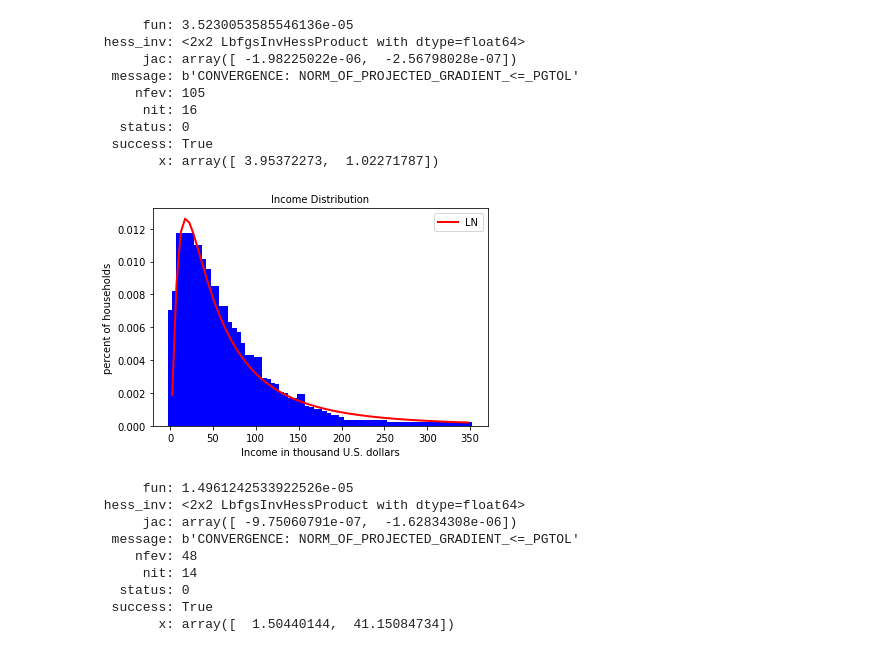
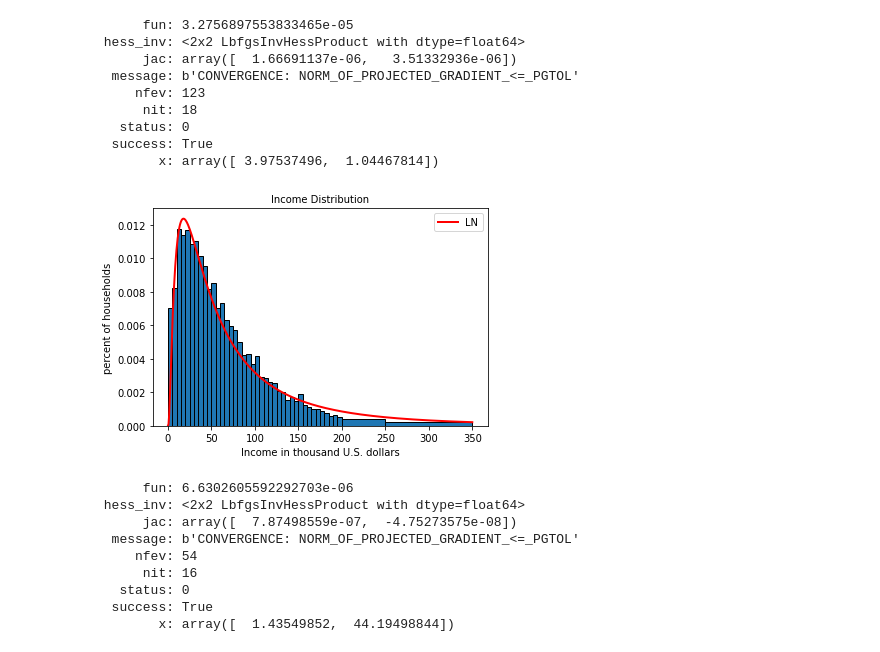
Before and after one commit to rickecon/StructEst_W18, a Jupyter notebook: ProblemSets/PS4/FurutaNPS4.ipynb, the cells around one changed output. Cells and saved outputs as stored; diff of their text form; code cells hidden in the pictures.

```diff
--- a/ProblemSets/PS4/FurutaNPS4.ipynb
+++ b/ProblemSets/PS4/FurutaNPS4.ipynb
@@ -2,13 +2,10 @@
 # Import program libraries
 import numpy as np
 import scipy.stats as sts
-import scipy.special as spc
 import scipy.optimize as opt
-import scipy.integrate as intg
-import matplotlib.pyplot as ply
 import matplotlib.pyplot as plt
-import pandas as pd
-from pandas import Series, DataFrame
 
 # Problem 1 Import the dataset
 data1 = np.loadtxt('usincmoms.txt', delimiter = '\t')
+pct = data1[:,0]
+midpt = data1[:,1]
@@ -37,0 +12,14 @@ plt.show()
+# %%
+# (a)
+# Adjust the weight of the last two bars.
+weights = pct[:]
+weights[40] = pct[40]/10
+weights[41] = pct[41]/20
+bins = list(range(0,205,5)) + [250,350]
+
+# Plot all.
+plt.hist(midpt/1000, bins = bins, weights = weights, edgecolor='black')
+plt.title('Income Distribution', fontsize=10)
+plt.xlabel('Income in thousand U.S. dollars')
+plt.ylabel('percent of households')
+plt.show()
@@ -38,8 +28,8 @@ plt.show()
 # %%
 # (b)
 # Define the model moments. We calculate the probability of each bin under the log normal distribution assumption.
-upper = np.append(data1[0:40,1]/1000+2.5, [data1[40,1]/1000+25, data1[41,1]/1000+50])
-lower = np.append(data1[0:40,1]/1000-2.5, [data1[40,1]/1000-25, data1[41,1]/1000-50])
+upper = np.append(midpt[0:40]/1000+2.5, [midpt[40]/1000+25, midpt[41]/1000+50])
+lower = np.append(midpt[0:40]/1000-2.5, [midpt[40]/1000-25, midpt[41]/1000-50])
 
 def model_moments(mu,sigma):
     prob = sts.lognorm.cdf(upper, sigma, scale = np.exp(mu)) - sts.lognorm.cdf(lower, sigma, scale = np.exp(mu))
@@ -48,7 +38,7 @@ def model_moments(mu,sigma):
 # Define the error vector.
 def err_vec(xvals, mu, sigma):
     moms_model = model_moments(mu,sigma)
-    moms_data = xvals[:,0]
+    moms_data = xvals[:]
     err_vec = moms_model - moms_data
     return err_vec
 
@@ -66,37 +56,36 @@ sigma_init = np.log(data1.std())
 params_init = np.array([mu_init, sigma_init])
 
 # Define a weighted matrix.
-W = np.diag(data1[:,0])
+W = np.diag(pct[:])
 
 # Conduct GMM estimation.
-gmm_args = (data1, W)
+gmm_args = (pct, W)
 
 result = opt.minimize(crit, params_init, args = gmm_args, method = 'L-BFGS-B', bounds = ((None,None),(1e-10,None)))
 mu_gmm, sigma_gmm = result.x
 print(result)
 # %% [output]
-      fun: 3.5230053585546136e-05
+      fun: 3.2756897553833465e-05
  hess_inv: <2x2 LbfgsInvHessProduct with dtype=float64>
-      jac: array([ -1.98225022e-06,  -2.56798028e-07])
+      jac: array([  1.66691137e-06,   3.51332936e-06])
   message: b'CONVERGENCE: NORM_OF_PROJECTED_GRADIENT_<=_PGTOL'
-     nfev: 105
-      nit: 16
+     nfev: 123
+      nit: 18
    status: 0
   success: True
-        x: array([ 3.95372273,  1.02271787])
+        x: array([ 3.97537496,  1.04467814])
 # %%
 # Plot the result.
-pts = np.append(data1[0:40,1]/1000, midpt_large/1000)
-plt.bar(data1[0:40,1]/1000, data1[0:40,0]/5, width = 10, align = 'center', color = 'b')
-plt.bar(midpt_large/1000, height/5, width = 10, align = 'center', color = 'b')
+pts = np.linspace(0, 350, 500)
+plt.hist(midpt/1000, bins = bins, weights = weights/5, edgecolor='black')
 plt.plot(pts, sts.lognorm.pdf(pts, sigma_gmm, scale = np.exp(mu_gmm)), color = 'r', linewidth = 2, label = 'LN')
 plt.title('Income Distribution', fontsize=10)
 plt.xlabel('Income in thousand U.S. dollars')
 plt.ylabel('percent of households')
 plt.legend(loc = 'upper right')
 plt.show()
 # %% [output]
-[figure, old version]
+[figure, new version]
 # %%
 # (c)
 # Repeat the same exercise with the gamma distribution.
@@ -126,18 +115,18 @@ beta_init = 20
 params_init = np.array([alpha_init, beta_init])
 
 # Conduct GMM estimation.
-result = opt.minimize(crit, params_init, args = gmm_args, method = 'L-BFGS-B', bounds = ((1e-10,None),(1e-10,None)))
+result = opt.minimize(crit, params_init, args = (gmm_args), method = 'L-BFGS-B', bounds = ((1e-10,None),(1e-10,None)))
 alpha_gmm, beta_gmm = result.x
 print(result)
 # %% [output]
-      fun: 1.4961242533922526e-05
+      fun: 6.6302605592292703e-06
  hess_inv: <2x2 LbfgsInvHessProduct with dtype=float64>
-      jac: array([ -9.75060791e-07,  -1.62834308e-06])
+      jac: array([  7.87498559e-07,  -4.75273575e-08])
   message: b'CONVERGENCE: NORM_OF_PROJECTED_GRADIENT_<=_PGTOL'
-     nfev: 48
-      nit: 14
+     nfev: 54
+      nit: 16
    status: 0
   success: True
-        x: array([  1.50440144,  41.15084734])
+        x: array([  1.43549852,  44.19498844])
 # %%
 # Plot the result.
```
Also changed, not shown: parts of 10 cells of this notebook.
